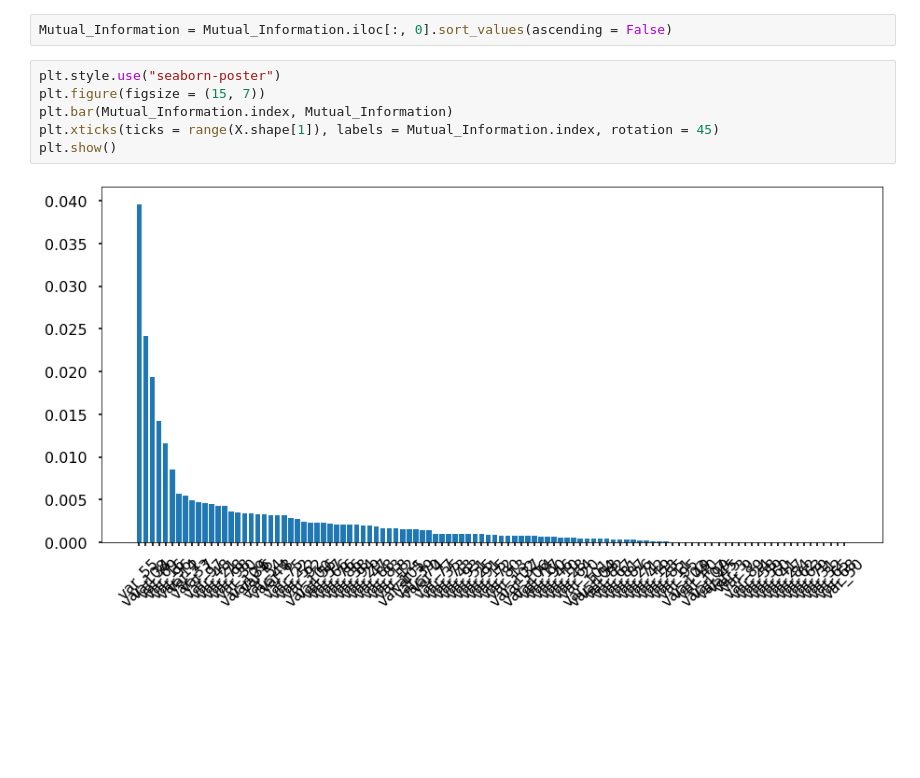
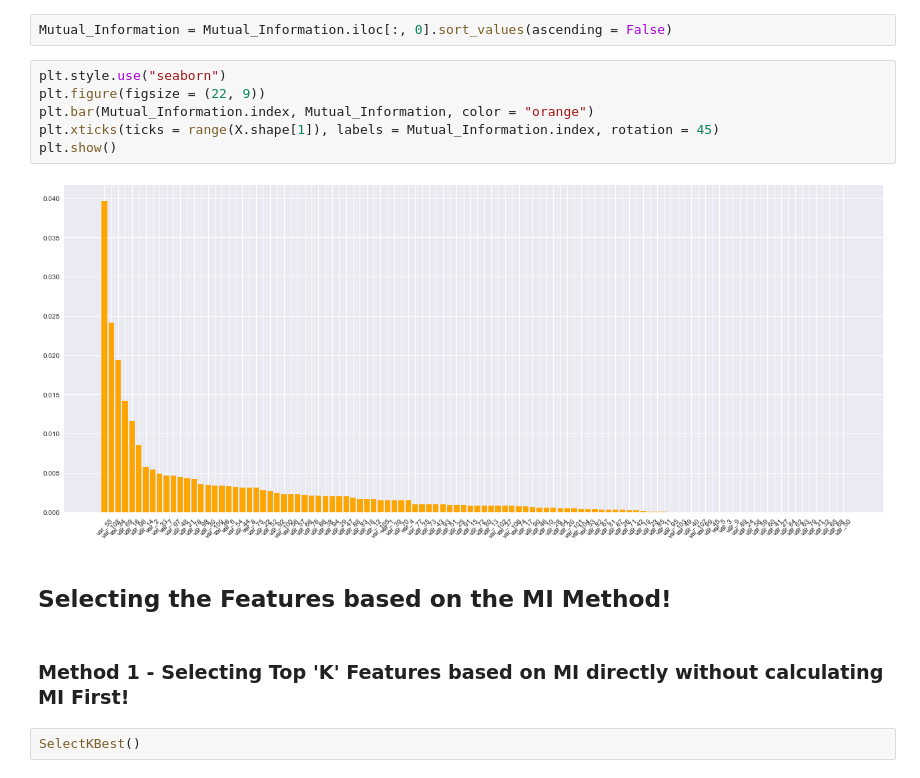
Before and after one commit to HarshitDawar55/Feature-Selection, a Jupyter notebook: Statistical-Methods/Mutual Information.ipynb, the cells around one changed output. Saved outputs shown, nothing was run; the diff lists cells and outputs as text; blank space fills up the shorter version.

```diff
--- a/Statistical-Methods/Mutual Information.ipynb
+++ b/Statistical-Methods/Mutual Information.ipynb
@@ -64,10 +64,16 @@ Mutual_Information = pd.DataFrame(Mutual_Information, index = X.columns)
 # %%
 Mutual_Information = Mutual_Information.iloc[:, 0].sort_values(ascending = False)
 # %%
-plt.style.use("seaborn-poster")
-plt.figure(figsize = (15, 7))
-plt.bar(Mutual_Information.index, Mutual_Information)
+plt.style.use("seaborn")
+plt.figure(figsize = (22, 9))
+plt.bar(Mutual_Information.index, Mutual_Information, color = "orange")
 plt.xticks(ticks = range(X.shape[1]), labels = Mutual_Information.index, rotation = 45)
 plt.show()
 # %% [output]
-[figure, old version]
+[figure, new version]
+# %% [markdown]
+## Selecting the Features based on the MI Method!
+# %% [markdown]
+### Method 1 - Selecting Top 'K' Features based on MI directly without calculating MI First!
+# %%
+SelectKBest()
```
